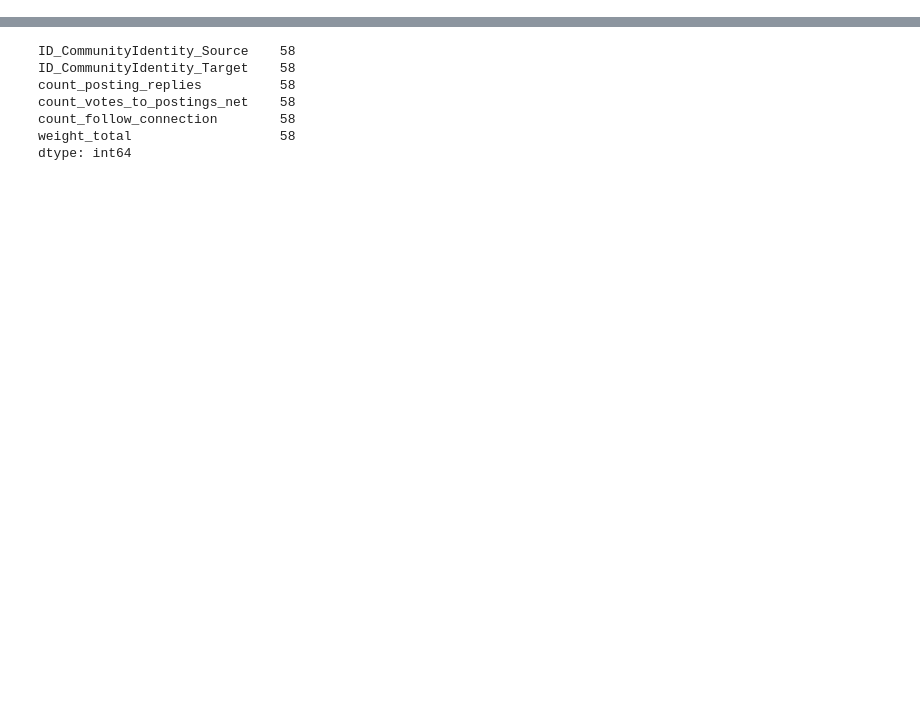
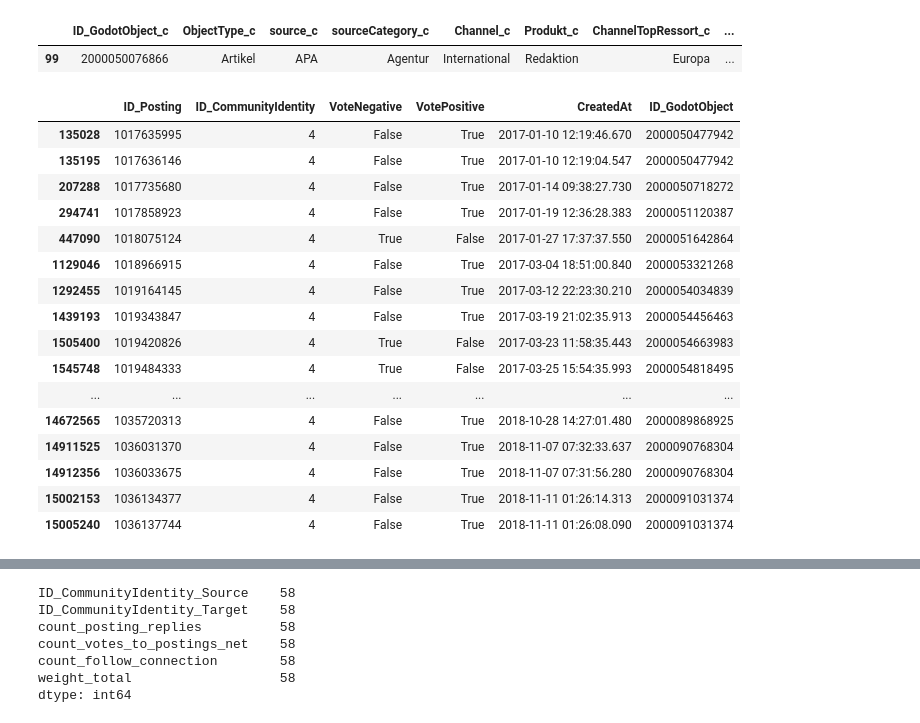
Before and after one commit to ovsvc/Graph-Link-Prediction, a Jupyter notebook: exploratory/data exploration.ipynb, the cells around one changed output, grey strips where cells are left out. Cells and saved outputs as stored; diff of their text form; code cells hidden in the pictures; blank space fills up the shorter version.

Commit message:
explore additional data

```diff
--- a/exploratory/data exploration.ipynb
+++ b/exploratory/data exploration.ipynb
@@ -6,9 +20,6 @@ os.getcwd()
 # %%
-import pandas as pd
-from pathlib import Path
-
 # Directory containing your Parquet files
-relative_path_to_data = "../data"  # Relative to the current working directory
+relative_path_to_data = "../data/Additional Data"  # Relative to the current working directory
 data_directory = os.path.abspath(relative_path_to_data)
 
 # Path to the file to exclude
@@ -72,0 +81,25 @@ None
+# %%
+df[df["ID_GodotObject_c"]==2000050076866]
+# %% [output]
+|  | ID_GodotObject_c | ObjectType_c | source_c | sourceCategory_c | Channel_c | Produkt_c | ChannelTopRessort_c | ... |
+| 99 | 2000050076866 | Artikel | APA | Agentur | International | Redaktion | Europa | ... |
+# %%
+dataframes["df_Votes_filtered_net"][dataframes["df_Votes_filtered_net"]["ID_CommunityIdentity"]==4]
+# %% [output]
+|  | ID_Posting | ID_CommunityIdentity | VoteNegative | VotePositive | CreatedAt | ID_GodotObject |
+| 135028 | 1017635995 | 4 | False | True | 2017-01-10 12:19:46.670 | 2000050477942 |
+| 135195 | 1017636146 | 4 | False | True | 2017-01-10 12:19:04.547 | 2000050477942 |
+| 207288 | 1017735680 | 4 | False | True | 2017-01-14 09:38:27.730 | 2000050718272 |
+| 294741 | 1017858923 | 4 | False | True | 2017-01-19 12:36:28.383 | 2000051120387 |
+| 447090 | 1018075124 | 4 | True | False | 2017-01-27 17:37:37.550 | 2000051642864 |
+| 1129046 | 1018966915 | 4 | False | True | 2017-03-04 18:51:00.840 | 2000053321268 |
+| 1292455 | 1019164145 | 4 | False | True | 2017-03-12 22:23:30.210 | 2000054034839 |
+| 1439193 | 1019343847 | 4 | False | True | 2017-03-19 21:02:35.913 | 2000054456463 |
+| 1505400 | 1019420826 | 4 | True | False | 2017-03-23 11:58:35.443 | 2000054663983 |
+| 1545748 | 1019484333 | 4 | True | False | 2017-03-25 15:54:35.993 | 2000054818495 |
+| ... | ... | ... | ... | ... | ... | ... |
+| 14672565 | 1035720313 | 4 | False | True | 2018-10-28 14:27:01.480 | 2000089868925 |
+| 14911525 | 1036031370 | 4 | False | True | 2018-11-07 07:32:33.637 | 2000090768304 |
+| 14912356 | 1036033675 | 4 | False | True | 2018-11-07 07:31:56.280 | 2000090768304 |
+| 15002153 | 1036134377 | 4 | False | True | 2018-11-11 01:26:14.313 | 2000091031374 |
+| 15005240 | 1036137744 | 4 | False | True | 2018-11-11 01:26:08.090 | 2000091031374 |
```
Also changed, not shown: parts of 19 cells of this notebook.
